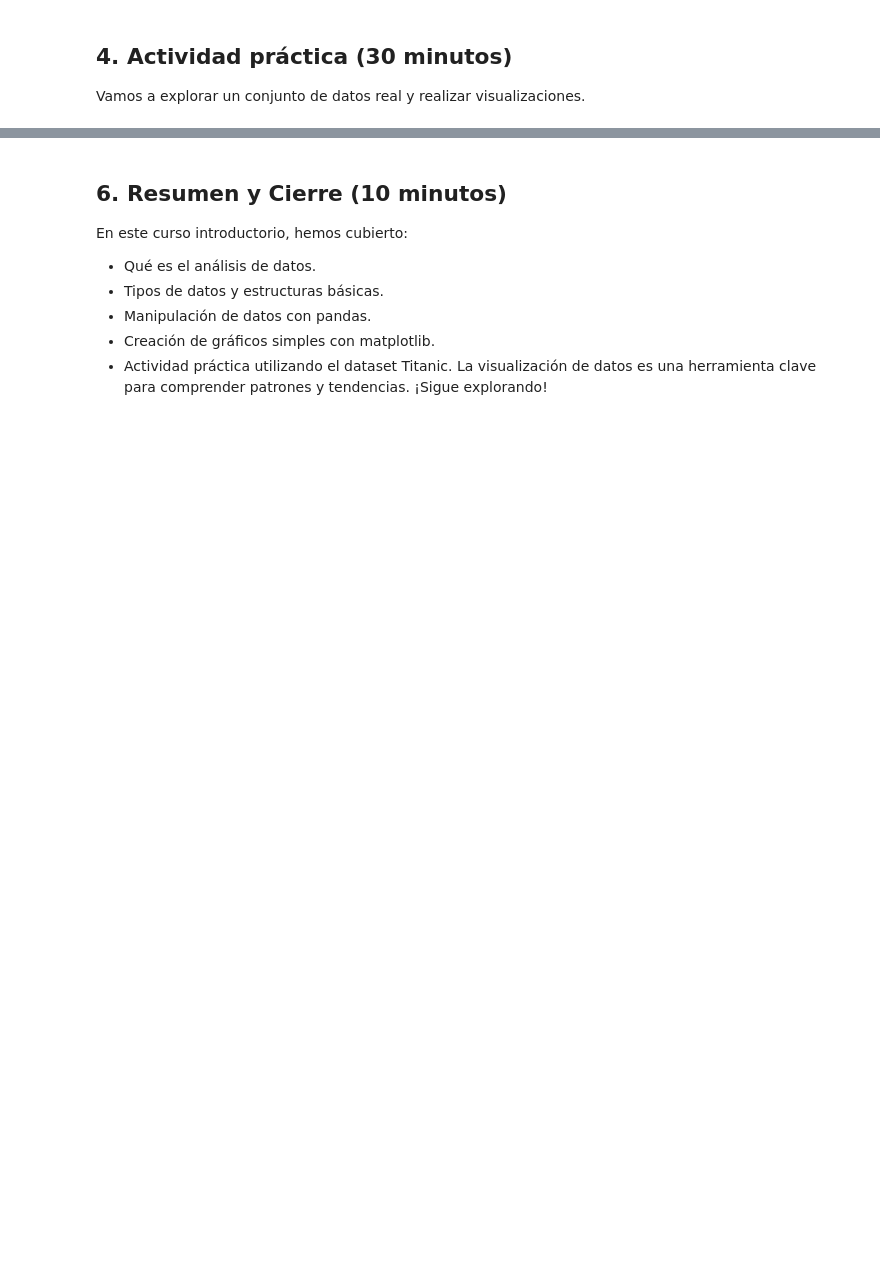
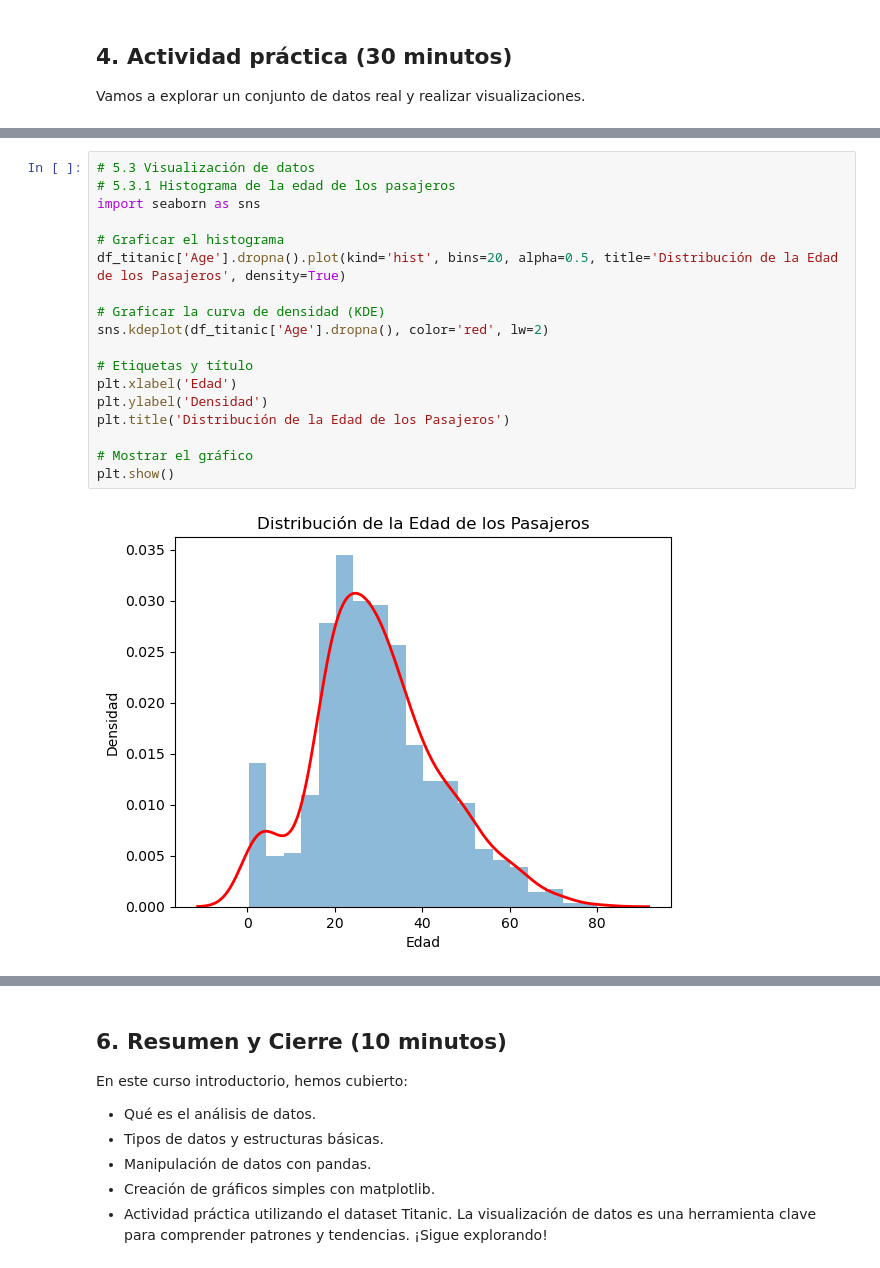
Before and after one commit to LuengoJavier/TALLER_PYTHON, a Jupyter notebook: curso_introduccion_analisis_datos_con_estadistica_y_fórmulas.ipynb, the cells around one changed output, grey strips where cells are left out. Saved outputs shown, nothing was run; the diff lists cells and outputs as text; blank space fills up the shorter version.

```diff
--- a/curso_introduccion_analisis_datos_con_estadistica_y_fórmulas.ipynb
+++ b/curso_introduccion_analisis_datos_con_estadistica_y_fórmulas.ipynb
@@ -121,0 +164,20 @@ plt.show()
+# %%
+# 5.3 Visualización de datos
+# 5.3.1 Histograma de la edad de los pasajeros
+import seaborn as sns
+
+# Graficar el histograma
+df_titanic['Age'].dropna().plot(kind='hist', bins=20, alpha=0.5, title='Distribución de la Edad de los Pasajeros', density=True)
+
+# Graficar la curva de densidad (KDE)
+sns.kdeplot(df_titanic['Age'].dropna(), color='red', lw=2)
+
+# Etiquetas y título
+plt.xlabel('Edad')
+plt.ylabel('Densidad')
+plt.title('Distribución de la Edad de los Pasajeros')
+
+# Mostrar el gráfico
+plt.show()
+# %% [output]
+[figure, added]
```
Also changed, not shown: parts of 12 cells of this notebook.
